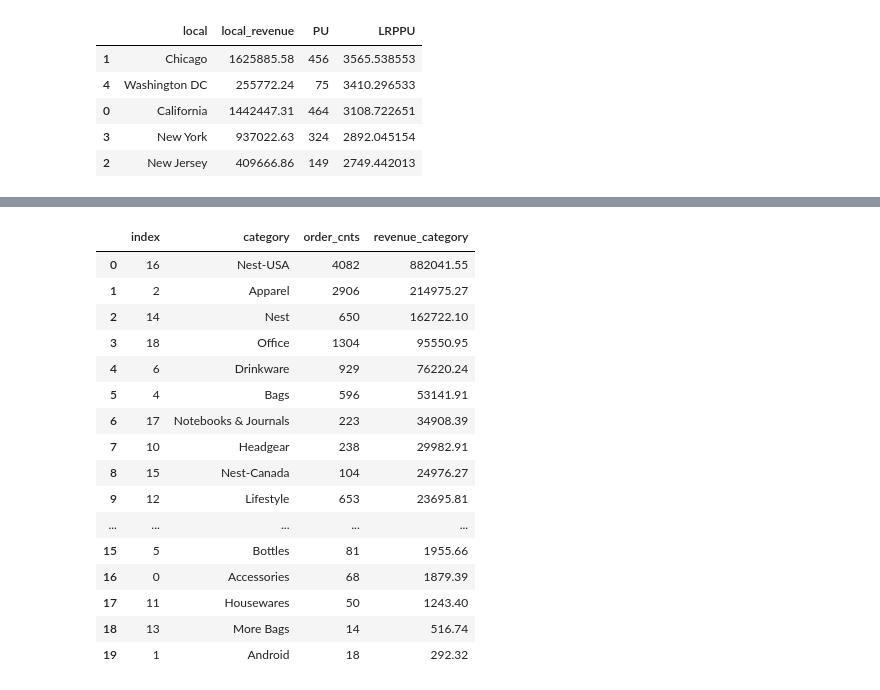
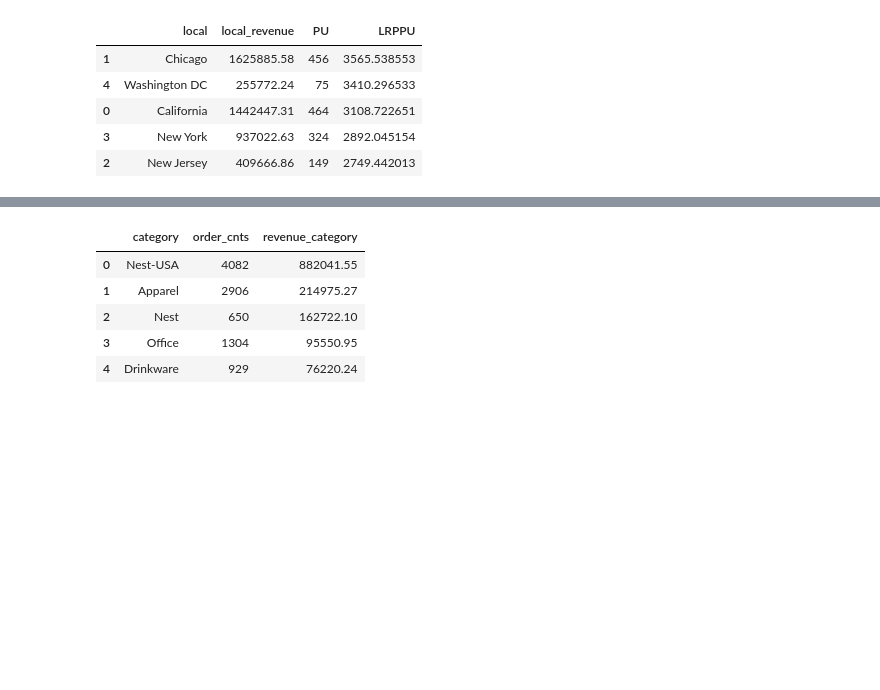
Before and after one commit to HSYhrae/TIL, a Jupyter notebook: MySQL/Datarian/datarian_week4_review.ipynb, the cells around one changed output, grey strips where cells are left out. Saved outputs shown, nothing was run; the diff lists cells and outputs as text; code cells hidden in the pictures; blank space fills up the shorter version.

```diff
--- a/MySQL/Datarian/datarian_week4_review.ipynb
+++ b/MySQL/Datarian/datarian_week4_review.ipynb
@@ -328,25 +423,14 @@ df_chicago
 # %%
 # 2단계: 제품 카테고리별 주문수, 매출액 구하기
 df_chicago = df_chicago.groupby('category').agg(
     order_cnts = ('order_id', 'nunique'),
     revenue_category = ('sales', 'sum')
 ).reset_index()
-df_chicago.sort_values('revenue_category', ascending = False).reset_index()
+df_chicago.sort_values('revenue_category', ascending = False).reset_index(drop = True).head()
 # %% [output]
-|  | index | category | order_cnts | revenue_category |
-| 0 | 16 | Nest-USA | 4082 | 882041.55 |
-| 1 | 2 | Apparel | 2906 | 214975.27 |
-| 2 | 14 | Nest | 650 | 162722.10 |
-| 3 | 18 | Office | 1304 | 95550.95 |
-| 4 | 6 | Drinkware | 929 | 76220.24 |
-| 5 | 4 | Bags | 596 | 53141.91 |
-| 6 | 17 | Notebooks & Journals | 223 | 34908.39 |
-| 7 | 10 | Headgear | 238 | 29982.91 |
-| 8 | 15 | Nest-Canada | 104 | 24976.27 |
-| 9 | 12 | Lifestyle | 653 | 23695.81 |
-| ... | ... | ... | ... | ... |
-| 15 | 5 | Bottles | 81 | 1955.66 |
-| 16 | 0 | Accessories | 68 | 1879.39 |
-| 17 | 11 | Housewares | 50 | 1243.40 |
-| 18 | 13 | More Bags | 14 | 516.74 |
-| 19 | 1 | Android | 18 | 292.32 |
+|  | category | order_cnts | revenue_category |
+| 0 | Nest-USA | 4082 | 882041.55 |
+| 1 | Apparel | 2906 | 214975.27 |
+| 2 | Nest | 650 | 162722.10 |
+| 3 | Office | 1304 | 95550.95 |
+| 4 | Drinkware | 929 | 76220.24 |
```
Also changed, not shown: parts of 14 cells of this notebook.
